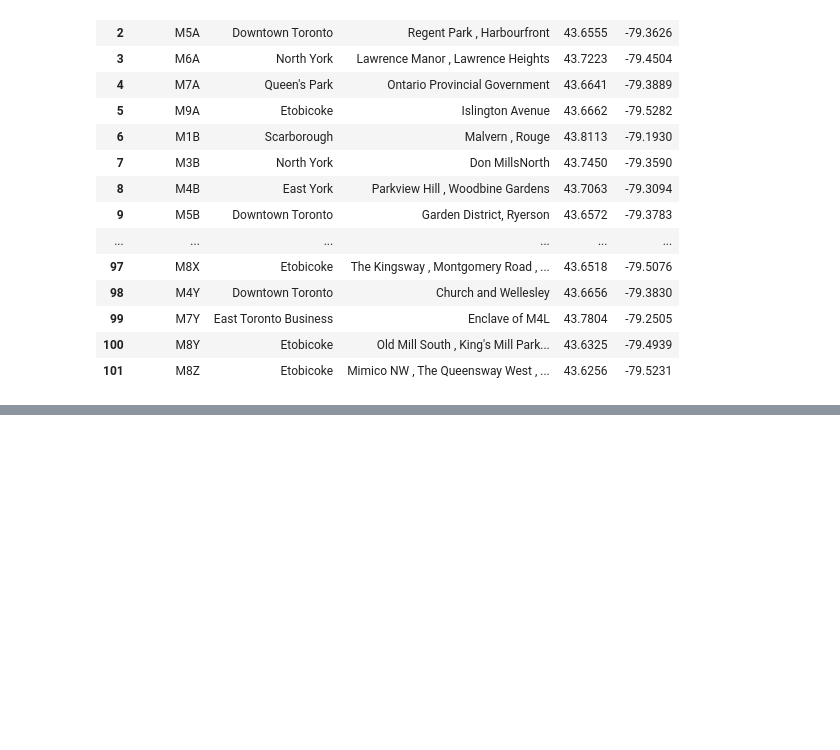
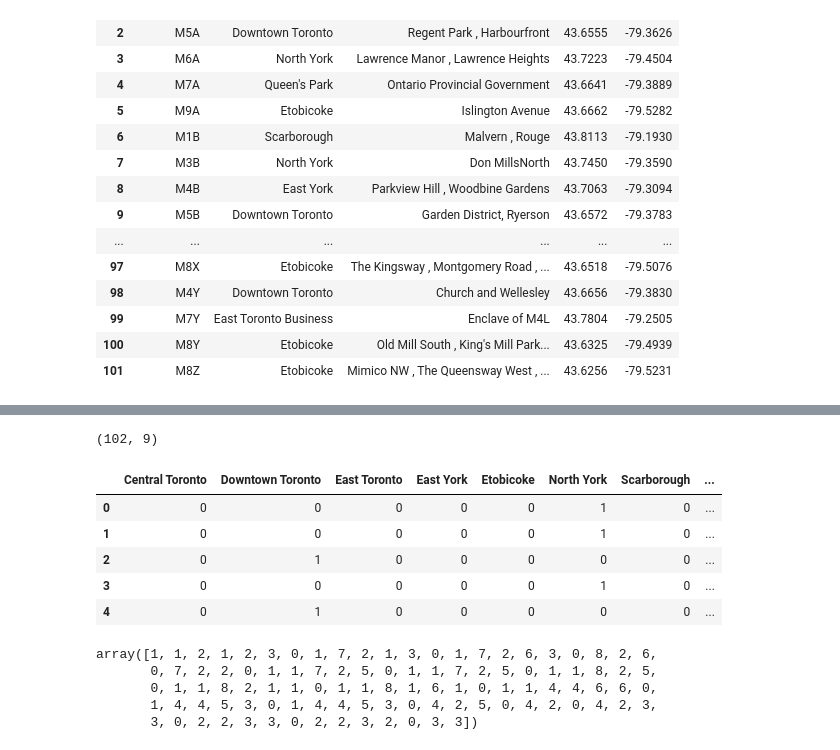
Before and after one commit to amroca79/Toronto_Hood_Segmentation_With_KMeans, a Jupyter notebook: week3_beautiful_soup_scrape.ipynb, the cells around one changed output, grey strips where cells are left out. Cells and saved outputs as stored; diff of their text form; code cells hidden in the pictures; blank space fills up the shorter version.

Commit message:
This commit adds a new notebook week3_toronto_clust. Also modifies the week3_pandas_read, week3_beautiful_soup, read_me file and adds a new_toronto_df.csv file

```diff
--- a/week3_beautiful_soup_scrape.ipynb
+++ b/week3_beautiful_soup_scrape.ipynb
@@ -108,0 +210,2 @@ new_df
+# %%
+mod_borough_df = new_df.copy()
@@ -108,0 +232,2 @@ new_df
+# %%
+mod_borough_df['Borough']= mod_borough_df['Borough'].replace({"Queen's Park":'Downtown Toronto','Downtown Toronto Stn A':'Downtown Toronto','Etobicoke Northwest':'Etobicoke','East Toronto Business':'Scarborough','East York/East Toronto':'East York'})
@@ -108,0 +263,24 @@ new_df
+# %%
+toronto_mod_onehot = pd.get_dummies(mod_borough_df[['Borough']], prefix="", prefix_sep="")
+print(toronto_mod_onehot.shape)
+toronto_mod_onehot.head()
+# %% [output]
+(102, 9)
+|  | Central Toronto | Downtown Toronto | East Toronto | East York | Etobicoke | North York | Scarborough | ... |
+| 0 | 0 | 0 | 0 | 0 | 0 | 1 | 0 | ... |
+| 1 | 0 | 0 | 0 | 0 | 0 | 1 | 0 | ... |
+| 2 | 0 | 1 | 0 | 0 | 0 | 0 | 0 | ... |
+| 3 | 0 | 0 | 0 | 0 | 0 | 1 | 0 | ... |
+| 4 | 0 | 1 | 0 | 0 | 0 | 0 | 0 | ... |
+# %%
+mod_kclusters = 9
+
+mod_kmeans = KMeans(n_clusters=mod_kclusters, random_state=0).fit(toronto_mod_onehot)
+
+mod_kmeans.labels_
+# %% [output]
+array([1, 1, 2, 1, 2, 3, 0, 1, 7, 2, 1, 3, 0, 1, 7, 2, 6, 3, 0, 8, 2, 6,
+       0, 7, 2, 2, 0, 1, 1, 7, 2, 5, 0, 1, 1, 7, 2, 5, 0, 1, 1, 8, 2, 5,
+       0, 1, 1, 8, 2, 1, 1, 0, 1, 1, 8, 1, 6, 1, 0, 1, 1, 4, 4, 6, 6, 0,
+       1, 4, 4, 5, 3, 0, 1, 4, 4, 5, 3, 0, 4, 2, 5, 0, 4, 2, 0, 4, 2, 3,
+       3, 0, 2, 2, 3, 3, 0, 2, 2, 3, 2, 0, 3, 3])
```
Also changed, not shown: parts of 17 cells of this notebook, 4 other files.
